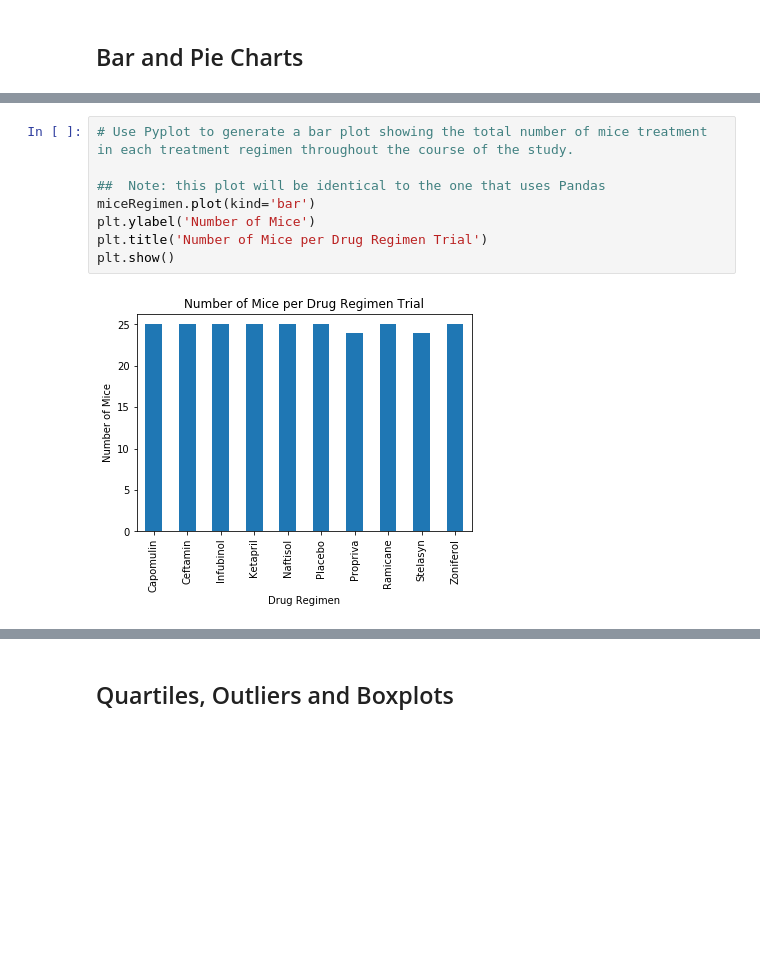
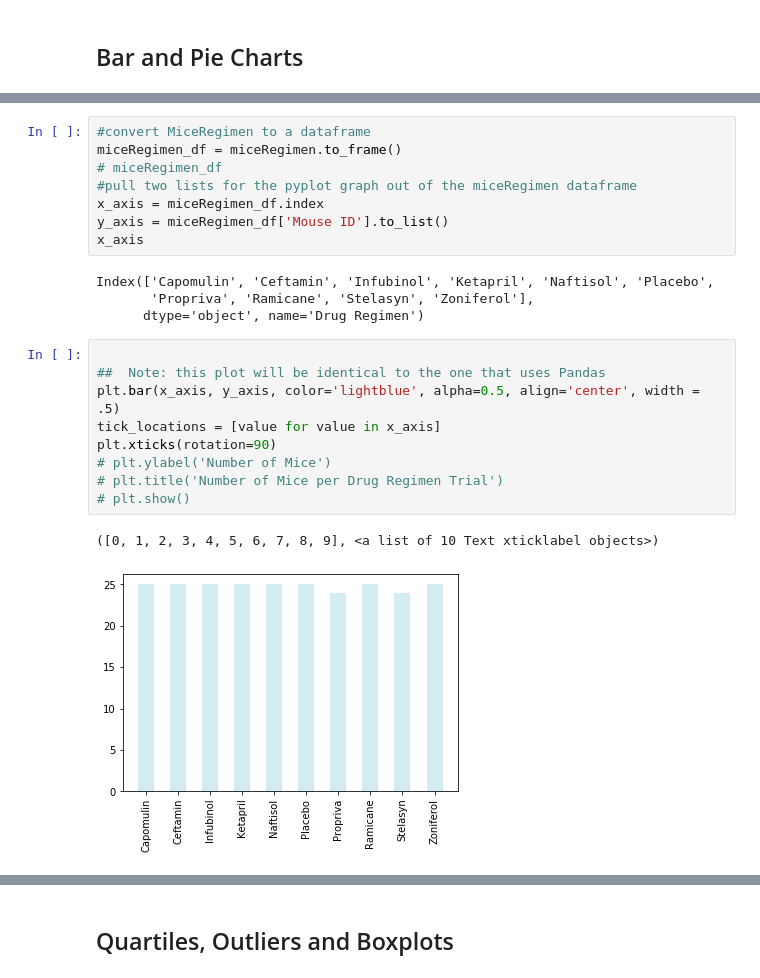
Before and after one commit to mpagerit/matplotlib_challenge, a Jupyter notebook: pymaceuticals_starter.ipynb, the cells around one changed output, grey strips where cells are left out. Cells and saved outputs as stored; diff of their text form; blank space fills up the shorter version.

```diff
--- a/pymaceuticals_starter.ipynb
+++ b/pymaceuticals_starter.ipynb
@@ -165,13 +165,27 @@ plt.show()
+# %%
+#convert MiceRegimen to a dataframe
+miceRegimen_df = miceRegimen.to_frame()
+# miceRegimen_df
+#pull two lists for the pyplot graph out of the miceRegimen dataframe
+x_axis = miceRegimen_df.index
+y_axis = miceRegimen_df['Mouse ID'].to_list()
+x_axis
+# %% [output]
+Index(['Capomulin', 'Ceftamin', 'Infubinol', 'Ketapril', 'Naftisol', 'Placebo',
+       'Propriva', 'Ramicane', 'Stelasyn', 'Zoniferol'],
+      dtype='object', name='Drug Regimen')
 # %%
-# Use Pyplot to generate a bar plot showing the total number of mice treatment in each treatment regimen throughout the course of the study.
 
 ##  Note: this plot will be identical to the one that uses Pandas
-miceRegimen.plot(kind='bar')
-plt.ylabel('Number of Mice')
-plt.title('Number of Mice per Drug Regimen Trial')
-plt.show()
+plt.bar(x_axis, y_axis, color='lightblue', alpha=0.5, align='center', width = .5)
+tick_locations = [value for value in x_axis]
+plt.xticks(rotation=90)
+# plt.ylabel('Number of Mice')
+# plt.title('Number of Mice per Drug Regimen Trial')
+# plt.show()
 # %% [output]
+([0, 1, 2, 3, 4, 5, 6, 7, 8, 9], <a list of 10 Text xticklabel objects>)
-[figure, old version]
+[figure, new version]
 # %%
 # Use Pandas to generate a pie plot showing the distribution of female versus male mice
 GenderGroup = uniqueMice.groupby(uniqueMice['Sex'])
```
Also changed, not shown: parts of 3 cells of this notebook.
